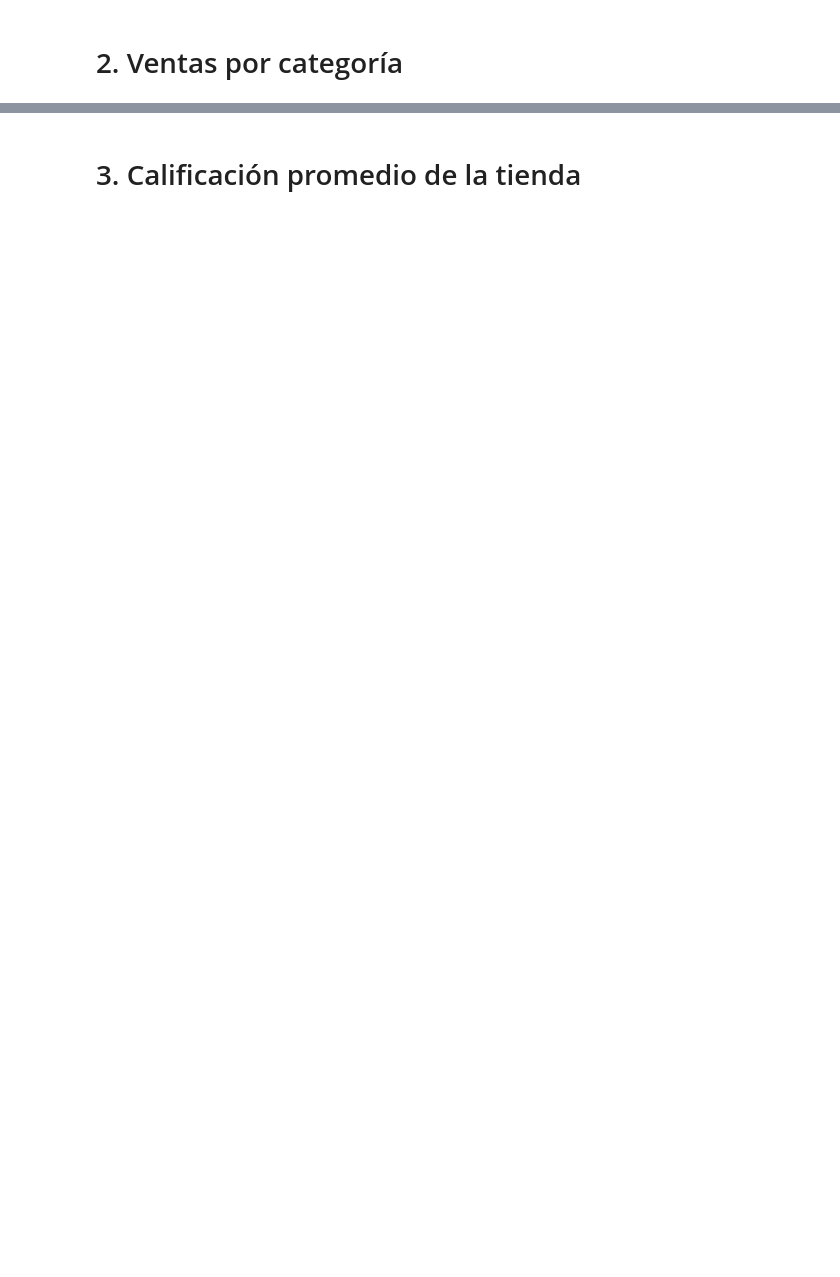
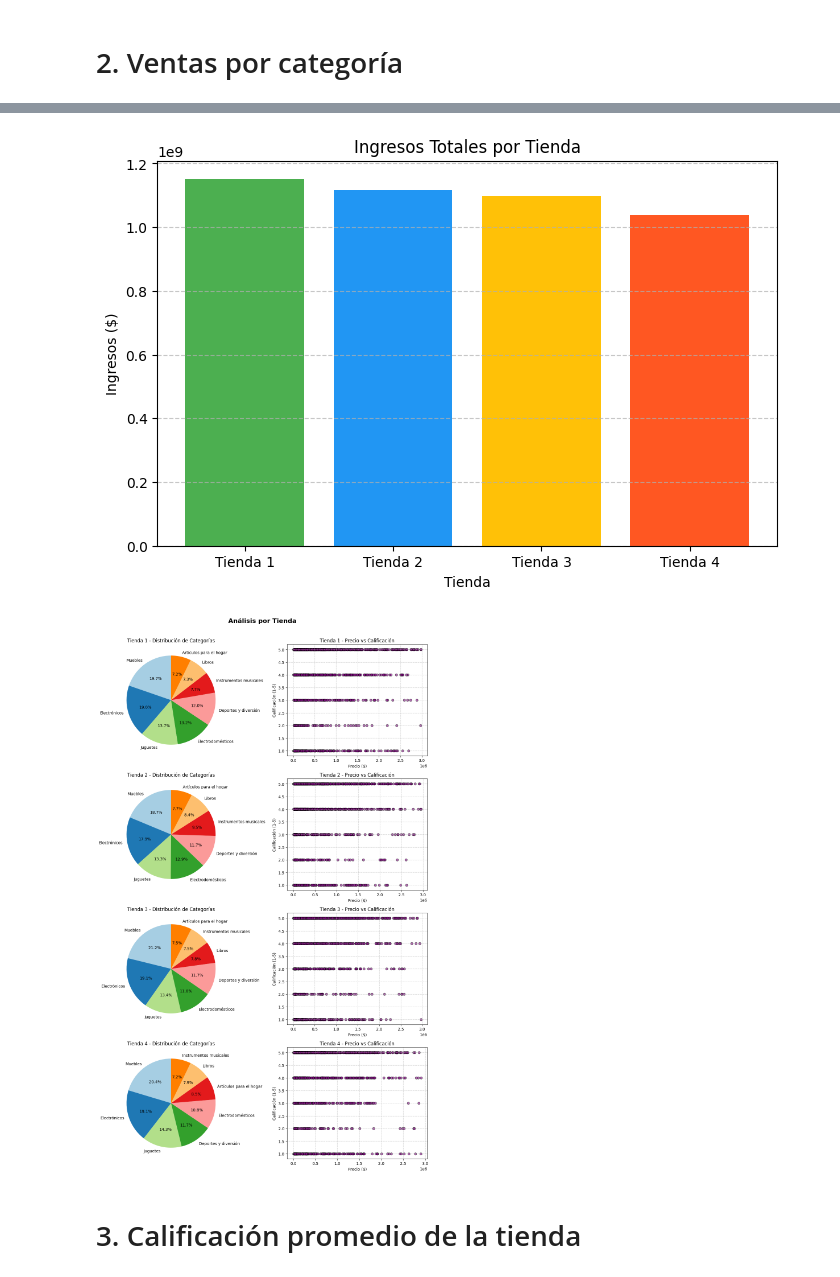
Before and after one commit to julioguzmanc/ChallengeAluraStore, a Jupyter notebook: ChallengeAluraStore.ipynb, the cells around one changed output, grey strips where cells are left out. Cells and saved outputs as stored; diff of their text form; code cells hidden in the pictures; blank space fills up the shorter version.

```diff
--- a/ChallengeAluraStore.ipynb
+++ b/ChallengeAluraStore.ipynb
@@ -144,2 +169,48 @@ Artículos para el hogar                 201
+# %%
+# ---------------- 1. Gráfico de Barras - Ingresos por tienda ----------------
+ingresos = {
+    "Tienda 1": tienda["Precio"].sum(),
+    "Tienda 2": tienda2["Precio"].sum(),
+    "Tienda 3": tienda3["Precio"].sum(),
+    "Tienda 4": tienda4["Precio"].sum()
+}
+
+plt.figure(figsize=(8,5))
+plt.bar(ingresos.keys(), ingresos.values(), color=["#4CAF50", "#2196F3", "#FFC107", "#FF5722"])
+plt.title("Ingresos Totales por Tienda")
+plt.ylabel("Ingresos ($)")
+plt.xlabel("Tienda")
+plt.grid(axis="y", linestyle="--", alpha=0.7)
+plt.show()
+
+# ---------------- 2. Gráficos combinados para cada tienda ----------------
+fig, axes = plt.subplots(4, 2, figsize=(12, 20))
+fig.suptitle("Análisis por Tienda", fontsize=16, fontweight="bold")
+
+tiendas_datos = [
+    ("Tienda 1", tienda),
+    ("Tienda 2", tienda2),
+    ("Tienda 3", tienda3),
+    ("Tienda 4", tienda4)
+]
+
+for i, (nombre, df) in enumerate(tiendas_datos):
+    # Pie chart - Categorías
+    categorias = df["Categoría del Producto"].value_counts()
+    axes[i, 0].pie(categorias, labels=categorias.index, autopct="%1.1f%%", startangle=90, colors=plt.cm.Paired.colors)
+    axes[i, 0].set_title(f"{nombre} - Distribución de Categorías")
+
+    # Dispersión - Precio vs Calificación
+    axes[i, 1].scatter(df["Precio"], df["Calificación"], alpha=0.6, color="purple", edgecolors="black")
+    axes[i, 1].set_title(f"{nombre} - Precio vs Calificación")
+    axes[i, 1].set_xlabel("Precio ($)")
+    axes[i, 1].set_ylabel("Calificación (1-5)")
+    axes[i, 1].grid(True, linestyle="--", alpha=0.7)
+
+plt.tight_layout(rect=[0, 0, 1, 0.97])
+plt.show()
+# %% [output]
+[figure, added]
+[figure, added]
 # %% [markdown]
 # 3. Calificación promedio de la tienda
```
Also changed, not shown: parts of 9 cells of this notebook.
